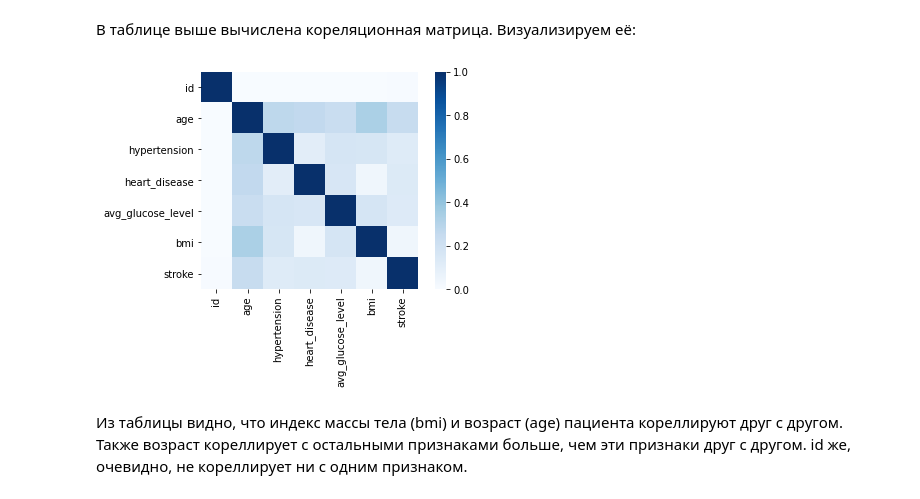
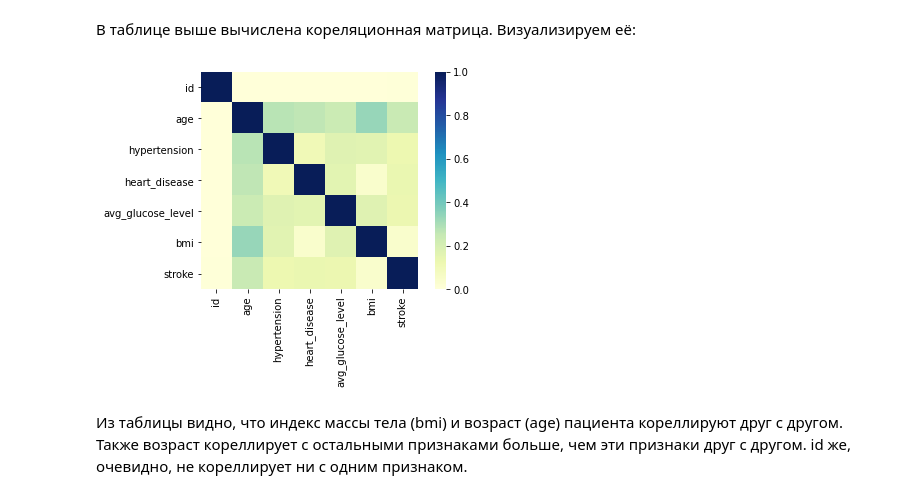
Before and after one commit to Wierdit/ML_Labs, a Jupyter notebook: StrokePredictionDataset.ipynb, the cells around one changed output. Cells and saved outputs as stored; diff of their text form; code cells hidden in the pictures.

Commit message:
fixed heatmap

```diff
--- a/StrokePredictionDataset.ipynb
+++ b/StrokePredictionDataset.ipynb
@@ -96,10 +96,10 @@ corr_mat
 # %% [markdown]
 В таблице выше вычислена кореляционная матрица. Визуализируем её:
 # %%
-sns.heatmap(corr_mat, square=True, vmin = 0, vmax = 1, cmap='Blues')
+sns.heatmap(corr_mat, square=True, vmin = 0, vmax = 1, cmap='YlGnBu')
 pass
 # %% [output]
-[figure, old version]
+[figure, new version]
 # %% [markdown]
 Из таблицы видно, что индекс массы тела (bmi) и возраст (age) пациента кореллируют друг с другом. Также возраст кореллирует с остальными признаками больше, чем эти признаки друг с другом. id же, очевидно, не кореллирует ни с одним признаком.
 # %% [markdown]
```
Also changed, not shown: parts of 15 cells of this notebook.
